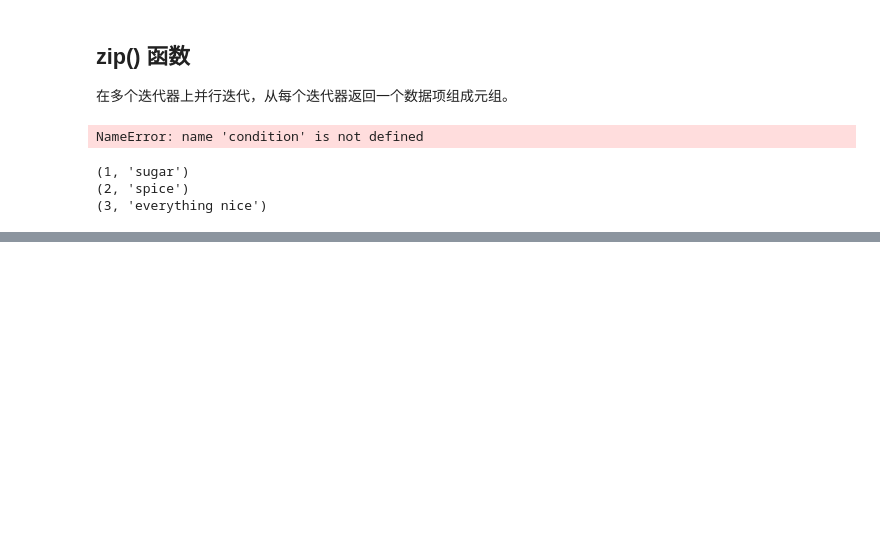
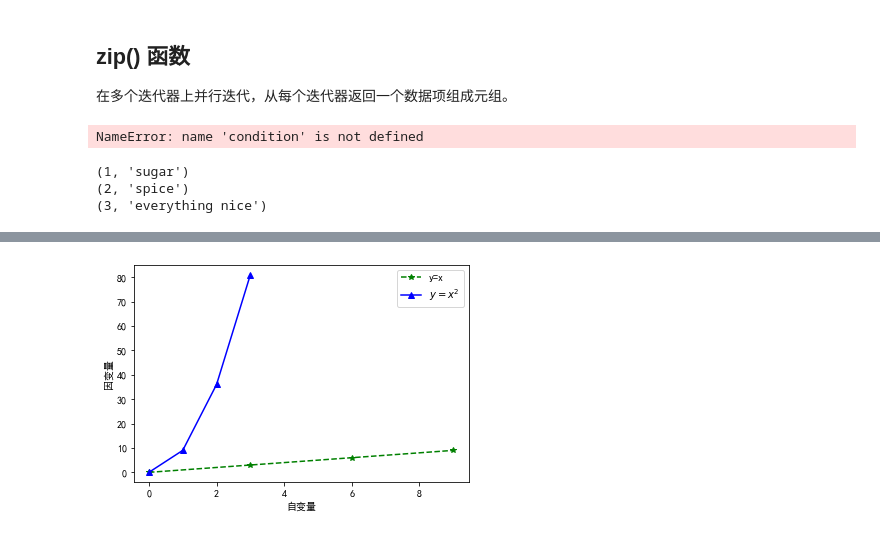
Before and after one commit to SunshineHai/LeetCode, a Jupyter notebook: Python/测试.ipynb, the cells around one changed output, grey strips where cells are left out. Cells and saved outputs as stored; diff of their text form; code cells hidden in the pictures; blank space fills up the shorter version.

```diff
--- a/Python/测试.ipynb
+++ b/Python/测试.ipynb
@@ -26,0 +46,20 @@ for item in zip([1, 2, 3], ['sugar', 'spice', 'everything nice']):
+# %%
+import pandas as pd
+import numpy as np
+import matplotlib.pyplot as plt
+
+x = np.arange(0, 10, 3)
+y1 = x
+y2 = x**2
+
+# 正常显示中文
+from pylab import mpl
+mpl.rcParams['font.sans-serif'] = ['SimHei']
+
+plt.xlabel('自变量')   # 若是使用 汉字，则显示出错
+plt.ylabel('因变量')
+plt.plot(x, y1, '*g--', y2, '^b-')
+plt.legend(['y=x', '$y=x^2$'], loc='upper right')  # 显示每条线段的解释， $$ 里是 LaTeX语句
+plt.show()
+# %% [output]
+[figure, added]
```
Also changed, not shown: parts of 5 cells of this notebook, 22 other files.
